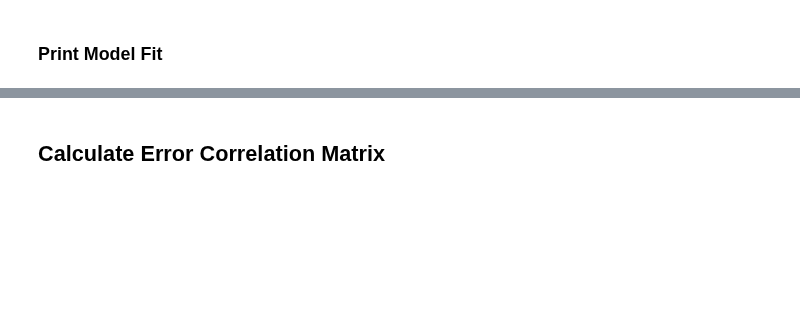
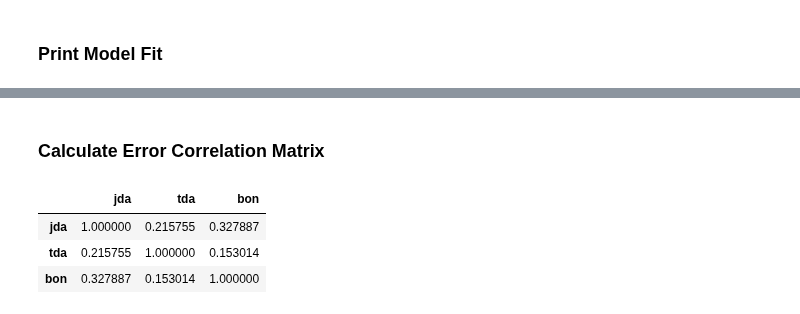
Before and after one commit to ecohn44/cascaded-hydro, a Jupyter notebook: py-forecasting/inflow-models-full.ipynb, the cells around one changed output, grey strips where cells are left out. Cells and saved outputs as stored; diff of their text form; code cells hidden in the pictures; blank space fills up the shorter version.

```diff
--- a/py-forecasting/inflow-models-full.ipynb
+++ b/py-forecasting/inflow-models-full.ipynb
@@ -974,26 +951,0 @@ best_by_unit
-# %%
-unit = "tda"
-
-best = best_by_unit[best_by_unit["unit"] == unit].iloc[0]
-p, K = int(best["p"]), int(best["K"])
-
-plot_df = recursive_results[(unit, p, K)]
-years = sorted(plot_df["season_year"].unique())
-
-fig, axes = plt.subplots(len(years), 1, figsize=(12, 3 * len(years)), sharey=True)
-
-if len(years) == 1:
-    axes = [axes]
-
-for ax, yr in zip(axes, years):
-    y = plot_df[plot_df["season_year"] == yr].reset_index(drop=True)
-
-    ax.plot(y["actual"], label="actual", color="black", linewidth=1.5)
-    ax.plot(y["predicted"], label=f"ridge p={p}, K={K}", linewidth=1)
-
-    ax.set_title(f"{unit.upper()} recursive prediction, season {yr}-{yr+1}")
-    ax.set_ylabel("flow")
-
-axes[-1].set_xlabel("hour of season")
-axes[0].legend()
-fig.tight_layout()
@@ -1002,2 +952,8 @@ fig.tight_layout()
 # %% [markdown]
 ### Print Model Fit
+# %%
+for unit, (target, upstream, p, release_lags) in reach_map.items():
+    model, features = fit_model(model_df, target, upstream, p, release_lags)
+
+    print(f"\n{unit.upper()}")
+    print(pd.Series(model[-1].coef_, index=features))
@@ -1004,17 +978,18 @@ fig.tight_layout()
 # %% [markdown]
-## Calculate Error Correlation Matrix
+### Calculate Error Correlation Matrix
 # %%
-p = 6
-K = 6
-
 error_df = pd.concat(
     {
-        unit: recursive_results[(unit, p, K)]["actual"]
-              - recursive_results[(unit, p, K)]["predicted"]
-        for unit in ["bon", "tda", "jda"]
+        unit: result["actual"] - result["predicted"]
+        for unit, result in recursive_results.items()
     },
     axis=1
 ).dropna()
 
 R = error_df.corr()
 R
+# %% [output]
+|  | jda | tda | bon |
+| jda | 1.000000 | 0.215755 | 0.327887 |
+| tda | 0.215755 | 1.000000 | 0.153014 |
+| bon | 0.327887 | 0.153014 | 1.000000 |
```
Also changed, not shown: parts of 16 cells of this notebook.
